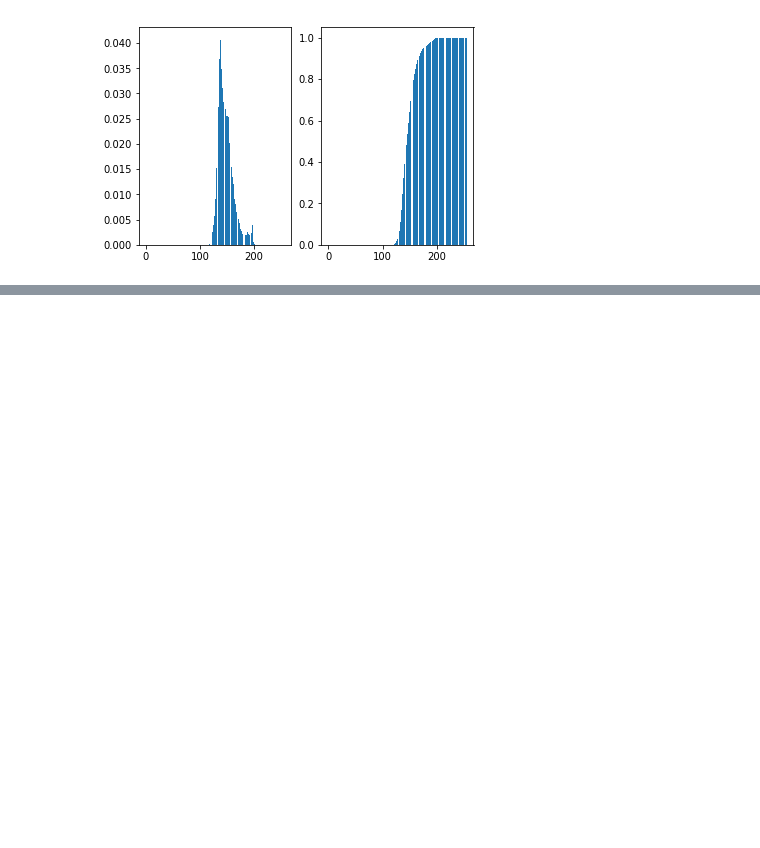
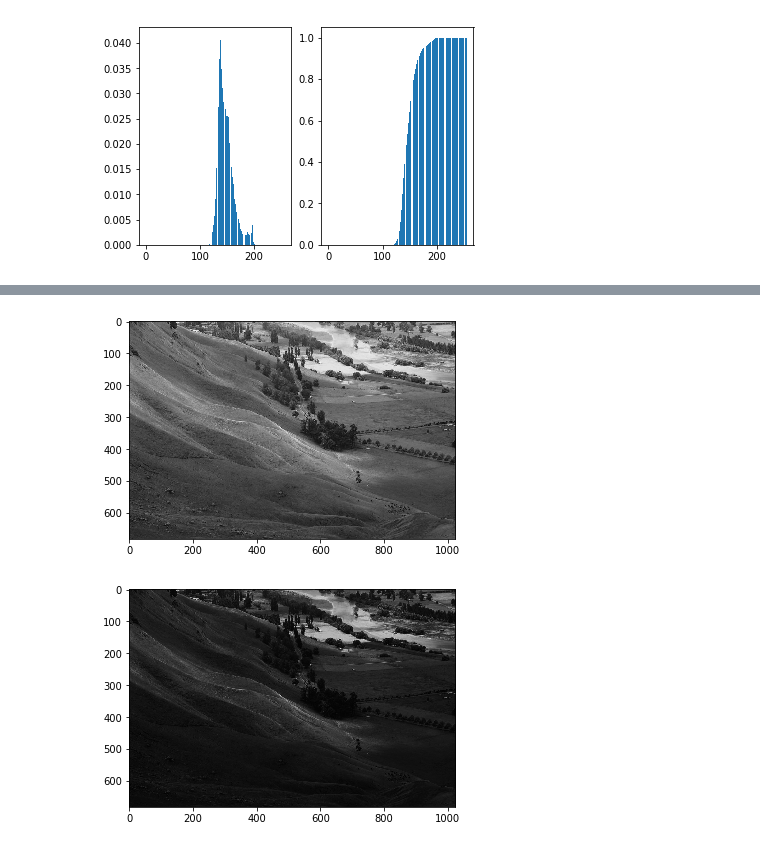
Before and after one commit to cl9612023/School-Learnig, a Jupyter notebook: Image Processing/Python/Image Processing 01.ipynb, the cells around one changed output, grey strips where cells are left out. Drawn from its saved outputs; the diff is of its cells as text; code cells hidden in the pictures; blank space fills up the shorter version.

```diff
--- a/Image Processing/Python/Image Processing 01.ipynb
+++ b/Image Processing/Python/Image Processing 01.ipynb
@@ -38,0 +86,23 @@ graypicture(img,w,h)
+# %%
+#inverse log
+def inverselogtransfore(pic,w,h):
+    a =1.03 # 1.03數值自訂義
+    pic = pic.reshape(w*h)#將圖片轉成一維
+    pic2 = np.zeros((w*h))#產生新的圖片(一維)
+    #將每個pexil的值進行處理
+    for i in range(0,w*h,1):
+        pic2[i] = a**(pic[i])#轉換方程式
+    #進行規一化後乘上255
+    pic2 = pic2 /pic2.max()*255
+    pic2 = pic2.reshape(w,h)#將一維的圖片轉成二維
+    return pic2#返回圖片的值
+
+#執行結果
+img4 = inverselogtransfore(img,w,h)
+plt.imshow(img,cmap="gray")
+plt.show()
+plt.imshow(img4,cmap="gray")
+plt.show()
+# %% [output]
+[figure, added]
+[figure, added]
```
Also changed, not shown: parts of 3 cells of this notebook.
